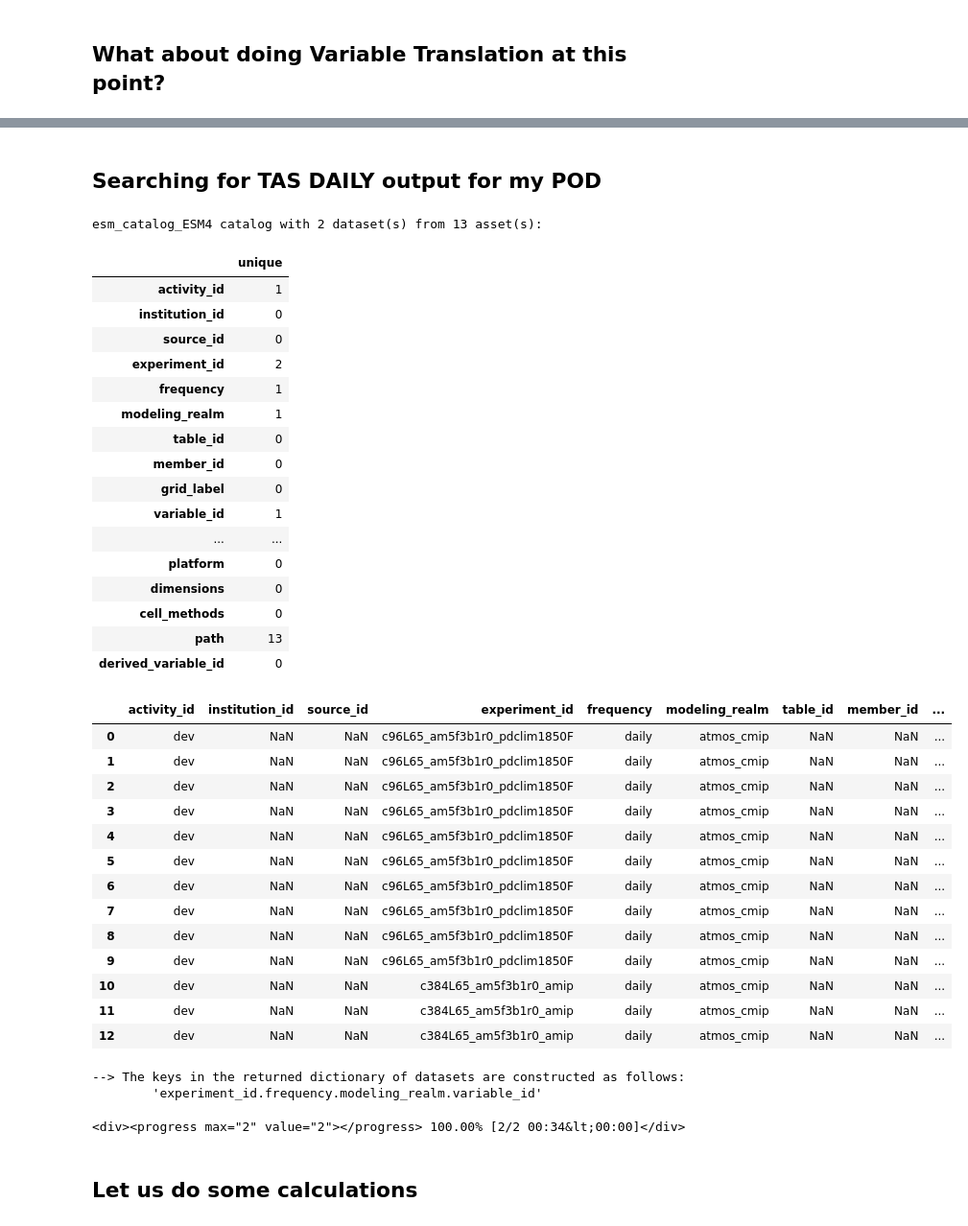
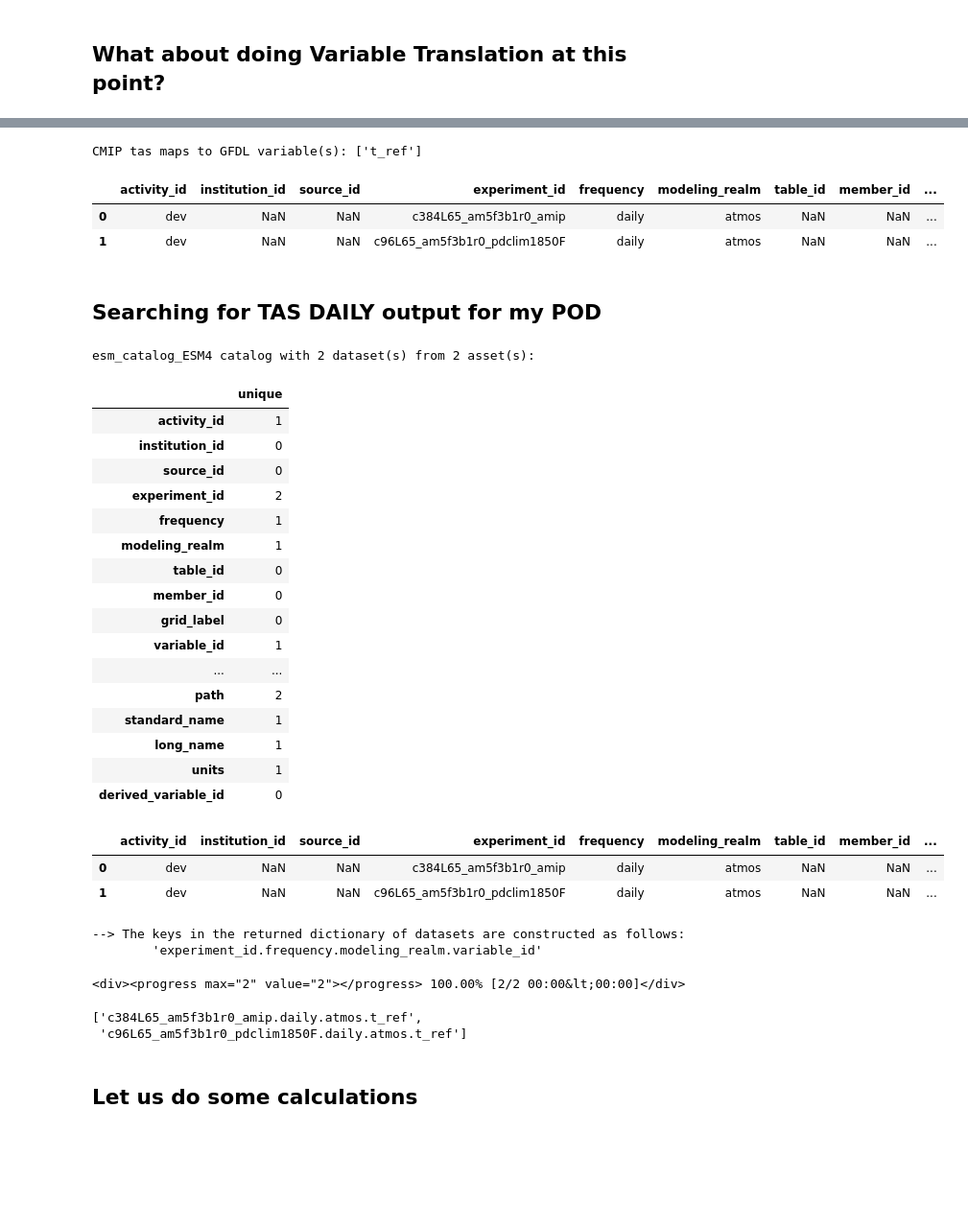
Before and after one commit to jjuyeonkim/MDTF-diagnostics, a Jupyter notebook: diagnostics/example_multicase/example_multirun_demo_vartrans.ipynb, the cells around one changed output, grey strips where cells are left out. Shown at 96% size. Cells and saved outputs as stored; diff of their text form; code cells hidden in the pictures; blank space fills up the shorter version.

Commit message:
Tweaks to variable translation notebooks and cmip->gfdl converted catalog data

```diff
--- a/diagnostics/example_multicase/example_multirun_demo_vartrans.ipynb
+++ b/diagnostics/example_multicase/example_multirun_demo_vartrans.ipynb
@@ -99,7 +98,7 @@ with open(case_env_file, 'r') as stream:
 cat_def_file = case_info['CATALOG_FILE']
 case_list = case_info['CASE_LIST']
 # all cases share variable names and dimension coords, so just get first result for each
-tas_var = [case['tas_var'] for case in case_list.values()][0]
+t_ref_var = [case['t_ref_var'] for case in case_list.values()][0]
 time_coord = [case['time_coord'] for case in case_list.values()][0]
 lat_coord = [case['lat_coord'] for case in case_list.values()][0]
 lon_coord = [case['lon_coord'] for case in case_list.values()][0]
@@ -276,11 +252,41 @@ cat.df
+# %%
+# Request the variable using its CMIP name.
+requested_cmip_variable = 'tas'
+
+# Find the matching GFDL variable_id values, which are the names stored in
+# the source files and therefore the names Intake must search for.
+cmip_tas_rows = translated_catalog_df[
+    (translated_catalog_df['cmip_variable_id'] == requested_cmip_variable)
+    & (translated_catalog_df['frequency'] == 'daily')
+]
+if cmip_tas_rows.empty:
+    raise ValueError(
+        f'No daily catalog records map to CMIP variable {requested_cmip_variable!r}'
+    )
+
+gfdl_variable_ids = cmip_tas_rows['variable_id'].dropna().unique().tolist()
+tas_subset = cat.search(
+    variable_id=gfdl_variable_ids,
+    frequency='daily',
+)
+print(
+    f"CMIP {requested_cmip_variable} maps to GFDL variable(s): "
+    f"{gfdl_variable_ids}"
+)
+tas_subset.df
+# %% [output]
+CMIP tas maps to GFDL variable(s): ['t_ref']
+|  | activity_id | institution_id | source_id | experiment_id | frequency | modeling_realm | table_id | member_id | ... |
+| 0 | dev | NaN | NaN | c384L65_am5f3b1r0_amip | daily | atmos | NaN | NaN | ... |
+| 1 | dev | NaN | NaN | c96L65_am5f3b1r0_pdclim1850F | daily | atmos | NaN | NaN | ... |
 # %% [markdown]
 ## Searching for TAS DAILY output for my POD
 # %%
 # filter catalog by desired variable and output frequency
-tas_subset = cat.search(variable_id=tas_var, frequency="daily")
-tas_subset
+t_ref_subset = cat.search(variable_id=t_ref_var, frequency="daily")
+t_ref_subset
 # %% [output]
-esm_catalog_ESM4 catalog with 2 dataset(s) from 13 asset(s):
+esm_catalog_ESM4 catalog with 2 dataset(s) from 2 asset(s):
 |  | unique |
 | activity_id | 1 |
 | institution_id | 0 |
@@ -293,38 +299,30 @@ esm_catalog_ESM4 catalog with 2 dataset(s) from 13 asset(s):
 | grid_label | 0 |
 | variable_id | 1 |
 | ... | ... |
-| platform | 0 |
-| dimensions | 0 |
-| cell_methods | 0 |
-| path | 13 |
+| path | 2 |
+| standard_name | 1 |
+| long_name | 1 |
+| units | 1 |
 | derived_variable_id | 0 |
 # %%
-tas_subset.df
+t_ref_subset.df
 # %% [output]
 |  | activity_id | institution_id | source_id | experiment_id | frequency | modeling_realm | table_id | member_id | ... |
-| 0 | dev | NaN | NaN | c96L65_am5f3b1r0_pdclim1850F | daily | atmos_cmip | NaN | NaN | ... |
-| 1 | dev | NaN | NaN | c96L65_am5f3b1r0_pdclim1850F | daily | atmos_cmip | NaN | NaN | ... |
-| 2 | dev | NaN | NaN | c96L65_am5f3b1r0_pdclim1850F | daily | atmos_cmip | NaN | NaN | ... |
-| 3 | dev | NaN | NaN | c96L65_am5f3b1r0_pdclim1850F | daily | atmos_cmip | NaN | NaN | ... |
-| 4 | dev | NaN | NaN | c96L65_am5f3b1r0_pdclim1850F | daily | atmos_cmip | NaN | NaN | ... |
-| 5 | dev | NaN | NaN | c96L65_am5f3b1r0_pdclim1850F | daily | atmos_cmip | NaN | NaN | ... |
-| 6 | dev | NaN | NaN | c96L65_am5f3b1r0_pdclim1850F | daily | atmos_cmip | NaN | NaN | ... |
-| 7 | dev | NaN | NaN | c96L65_am5f3b1r0_pdclim1850F | daily | atmos_cmip | NaN | NaN | ... |
-| 8 | dev | NaN | NaN | c96L65_am5f3b1r0_pdclim1850F | daily | atmos_cmip | NaN | NaN | ... |
-| 9 | dev | NaN | NaN | c96L65_am5f3b1r0_pdclim1850F | daily | atmos_cmip | NaN | NaN | ... |
-| 10 | dev | NaN | NaN | c384L65_am5f3b1r0_amip | daily | atmos_cmip | NaN | NaN | ... |
-| 11 | dev | NaN | NaN | c384L65_am5f3b1r0_amip | daily | atmos_cmip | NaN | NaN | ... |
-| 12 | dev | NaN | NaN | c384L65_am5f3b1r0_amip | daily | atmos_cmip | NaN | NaN | ... |
+| 0 | dev | NaN | NaN | c384L65_am5f3b1r0_amip | daily | atmos | NaN | NaN | ... |
+| 1 | dev | NaN | NaN | c96L65_am5f3b1r0_pdclim1850F | daily | atmos | NaN | NaN | ... |
 # %%
-# convert tas_subset catalog to an xarray dataset dict
-tas_dict = tas_subset.to_dataset_dict(
+# convert t_ref_subset catalog to an xarray dataset dict
+t_ref_dict = t_ref_subset.to_dataset_dict(
     xarray_open_kwargs={"decode_times": True, "use_cftime": True}
 )
 # get key list for new dictionary. Each key corresponds to a case
-#tas_keys = [key for key in tas_dict.keys()]
+t_ref_keys = [key for key in t_ref_dict.keys()]
+t_ref_keys
 # %% [output]
 --> The keys in the returned dictionary of datasets are constructed as follows:
         'experiment_id.frequency.modeling_realm.variable_id'
-<div><progress max="2" value="2"></progress> 100.00% [2/2 00:34&lt;00:00]</div>
+<div><progress max="2" value="2"></progress> 100.00% [2/2 00:00&lt;00:00]</div>
+['c384L65_am5f3b1r0_amip.daily.atmos.t_ref',
+ 'c96L65_am5f3b1r0_pdclim1850F.daily.atmos.t_ref']
 # %% [markdown]
 ## Let us do some calculations
```
Also changed, not shown: parts of 12 cells of this notebook, 4 other files.
